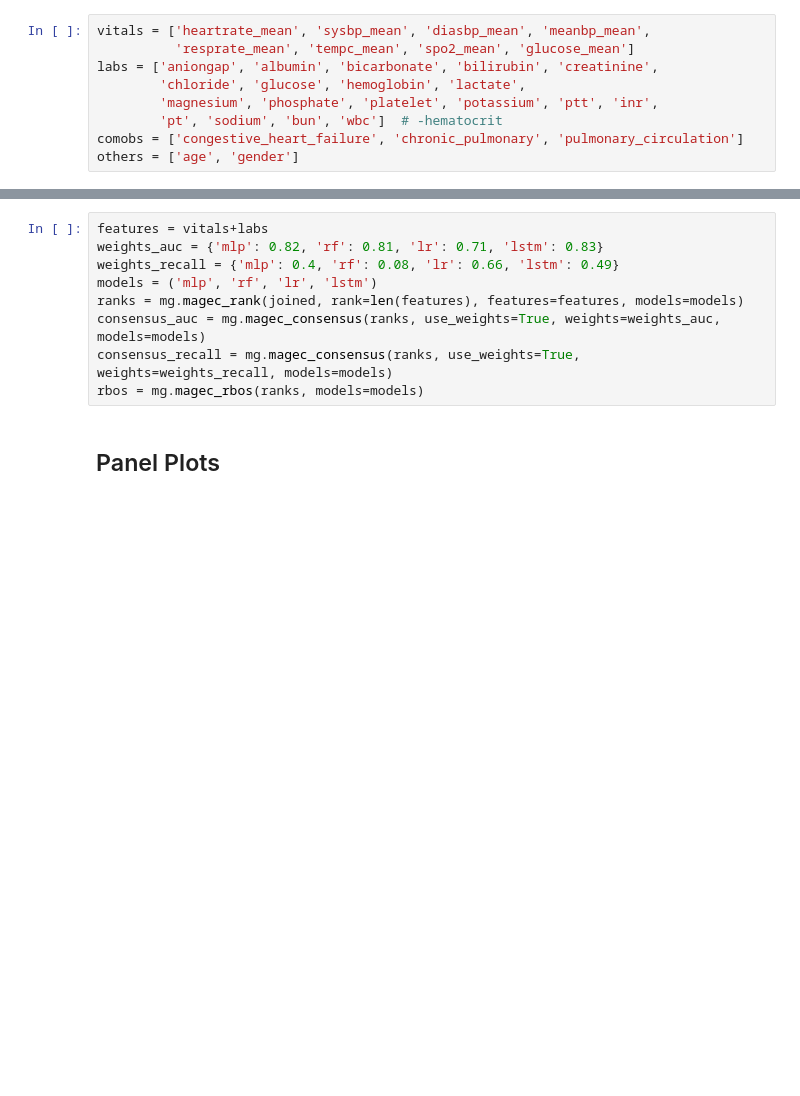
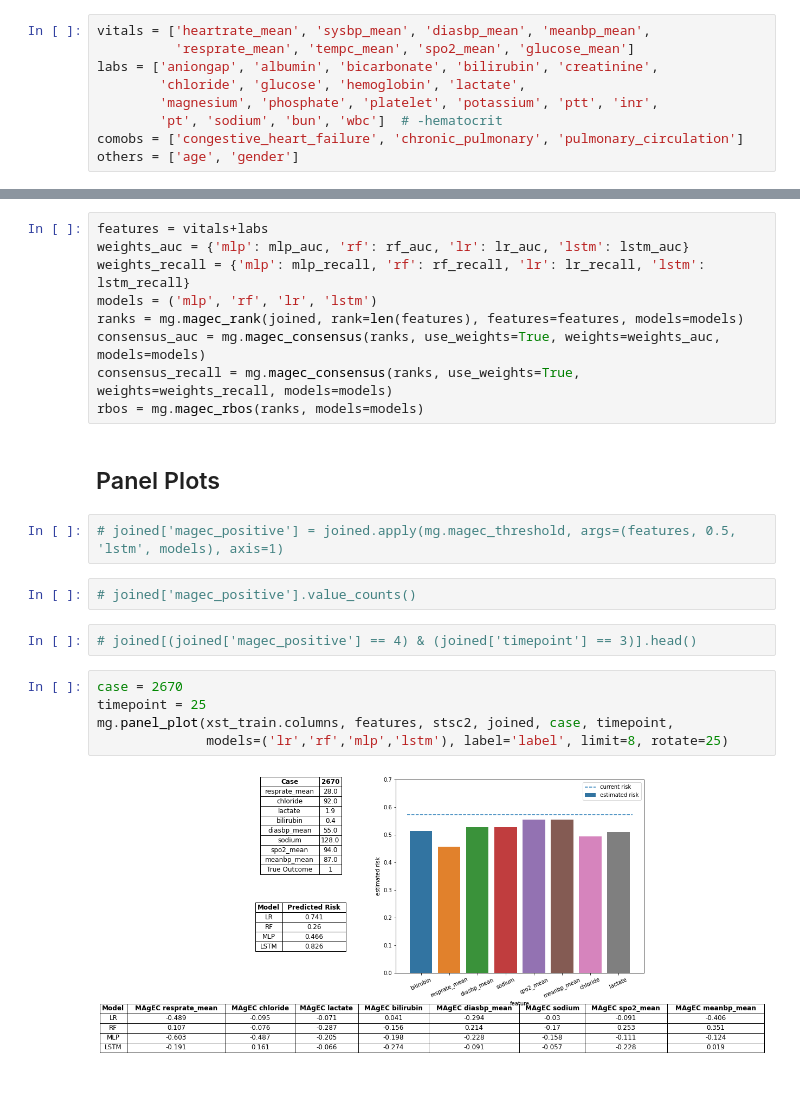
Before and after one commit to gstef80/MAgEC, a Jupyter notebook: MIMIC_MAGEC_PRESENTATION.ipynb, the cells around one changed output, grey strips where cells are left out. Saved outputs shown, nothing was run; the diff lists cells and outputs as text; blank space fills up the shorter version.

```diff
--- a/MIMIC_MAGEC_PRESENTATION.ipynb
+++ b/MIMIC_MAGEC_PRESENTATION.ipynb
@@ -113,7 +144,7 @@ others = ['age', 'gender']
 # %%
 features = vitals+labs
-weights_auc = {'mlp': 0.82, 'rf': 0.81, 'lr': 0.71, 'lstm': 0.83}
-weights_recall = {'mlp': 0.4, 'rf': 0.08, 'lr': 0.66, 'lstm': 0.49}
+weights_auc = {'mlp': mlp_auc, 'rf': rf_auc, 'lr': lr_auc, 'lstm': lstm_auc}
+weights_recall = {'mlp': mlp_recall, 'rf': rf_recall, 'lr': lr_recall, 'lstm': lstm_recall}
 models = ('mlp', 'rf', 'lr', 'lstm')
 ranks = mg.magec_rank(joined, rank=len(features), features=features, models=models)
 consensus_auc = mg.magec_consensus(ranks, use_weights=True, weights=weights_auc, models=models)
@@ -121,4 +152,17 @@ consensus_recall = mg.magec_consensus(ranks, use_weights=True, weights=weights_r
 rbos = mg.magec_rbos(ranks, models=models)
 # %% [markdown]
 ## Panel Plots
+# %%
+# joined['magec_positive'] = joined.apply(mg.magec_threshold, args=(features, 0.5, 'lstm', models), axis=1)
+# %%
+# joined['magec_positive'].value_counts()
+# %%
+# joined[(joined['magec_positive'] == 4) & (joined['timepoint'] == 3)].head()
+# %%
+case = 2670
+timepoint = 25
+mg.panel_plot(xst_train.columns, features, stsc2, joined, case, timepoint,
+              models=('lr','rf','mlp','lstm'), label='label', limit=8, rotate=25)
+# %% [output]
+[figure, added]
 # %%
```
Also changed, not shown: parts of 14 cells of this notebook, 2 other files.
